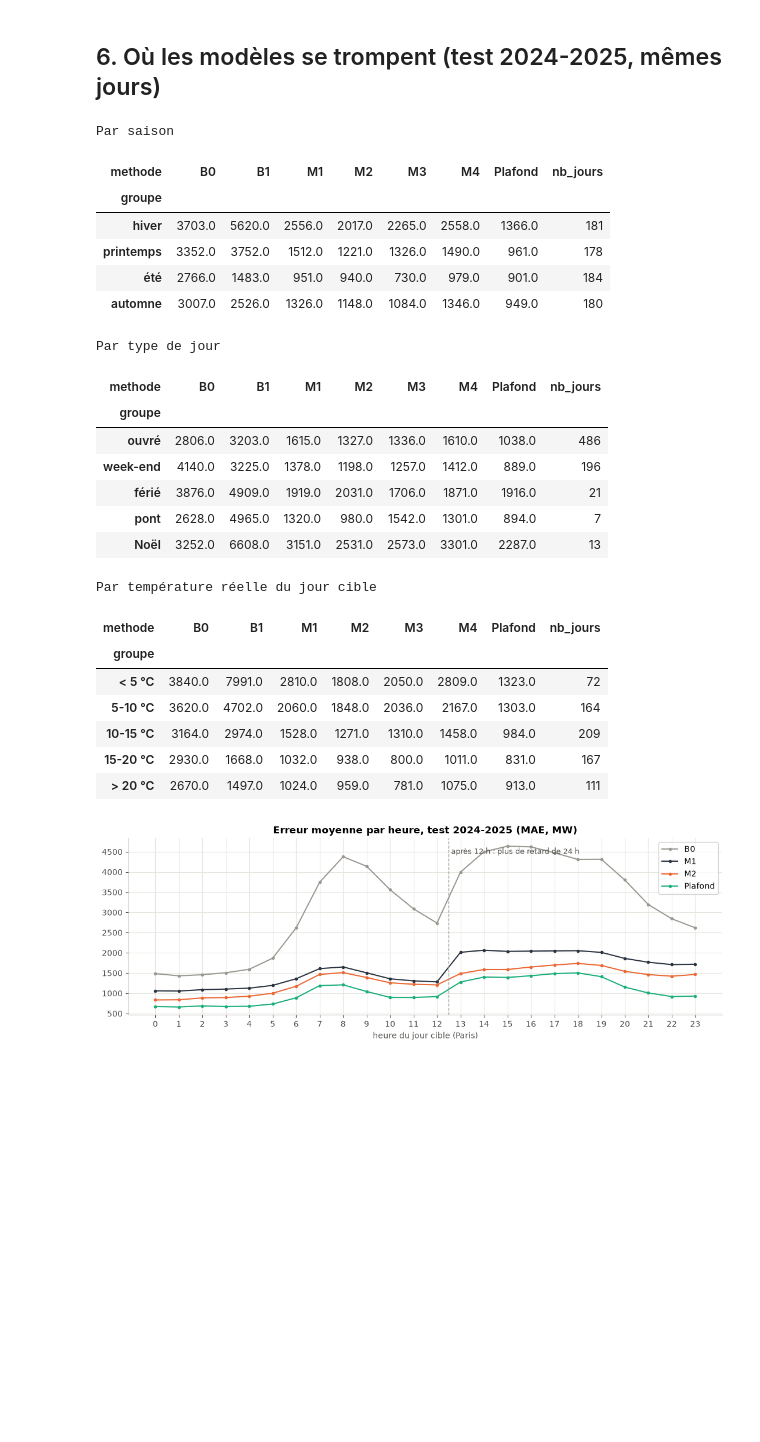
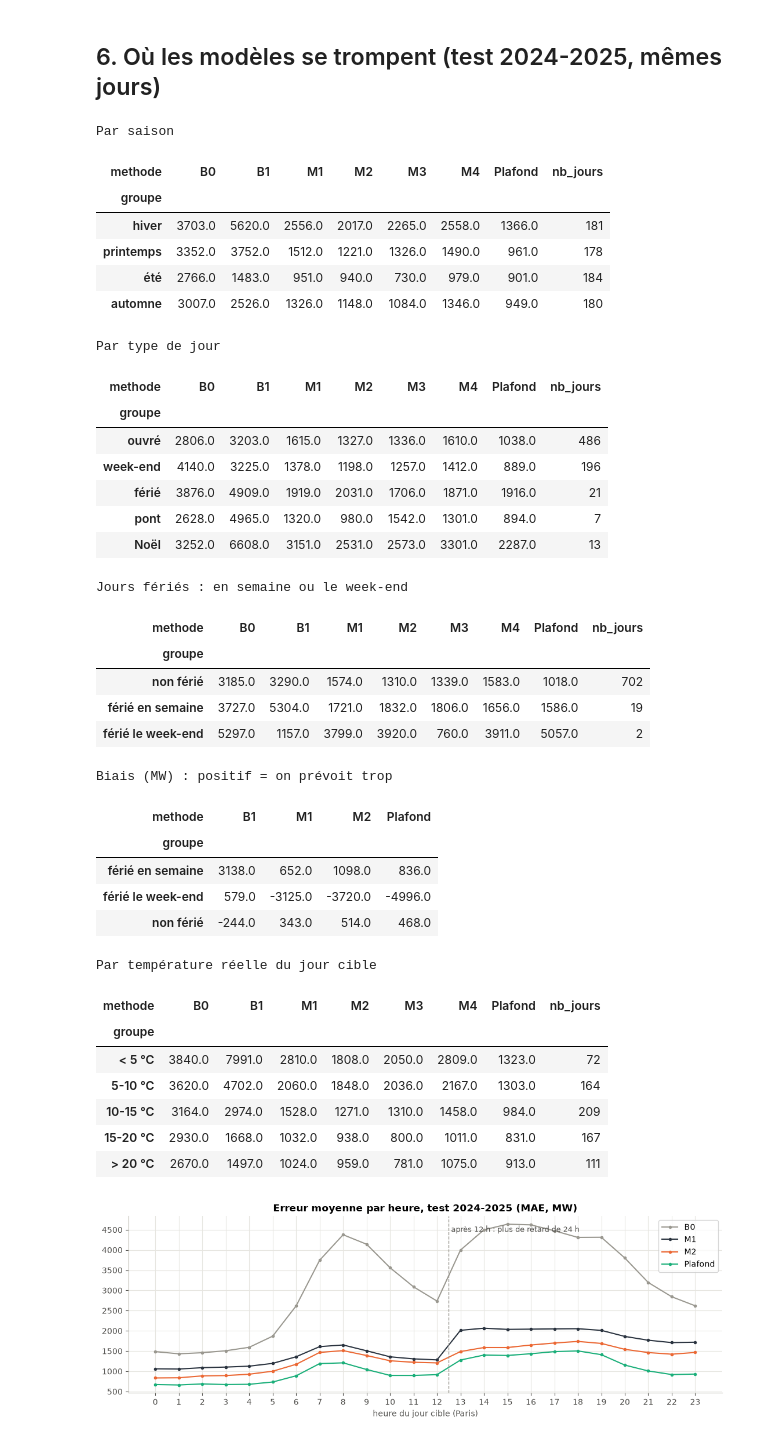
Before and after one commit to MarteOued/Projet-series-temporelles, a Jupyter notebook: notebooks/04_resultats_modeles.ipynb, the cells around one changed output. Saved outputs shown, nothing was run; the diff lists cells and outputs as text; code cells hidden in the pictures; blank space fills up the shorter version.

```diff
--- a/notebooks/04_resultats_modeles.ipynb
+++ b/notebooks/04_resultats_modeles.ipynb
@@ -319,39 +336,56 @@ groupes = lire("erreurs_par_groupe_2024_2025").assign(methode=lambda d: d["metho
 def mae_par(critere, ordre=None):
     t = groupes[groupes["critere"] == critere].pivot(index="groupe", columns="methode", values="MAE_MW")
     nb = groupes[groupes["critere"] == critere].groupby("groupe")["nb_jours"].first()
     t = t[["B0", "B1", "M1", "M2", "M3", "M4", "Plafond"]].assign(nb_jours=nb)
     return t.reindex(ordre) if ordre else t
 
 print("Par saison")
 display(mae_par("saison", ["hiver", "printemps", "été", "automne"]).round(0))
 print("Par type de jour")
 display(mae_par("type_jour", ["ouvré", "week-end", "férié", "pont", "Noël"]).round(0))
+print("Jours fériés : en semaine ou le week-end")
+display(mae_par("ferie_selon_jour", ["non férié", "férié en semaine", "férié le week-end"]).round(0))
+biais_ferie = groupes[groupes["critere"] == "ferie_selon_jour"].pivot(index="groupe", columns="methode", values="biais_MW")
+print("Biais (MW) : positif = on prévoit trop")
+display(biais_ferie[["B1", "M1", "M2", "Plafond"]].round(0))
 print("Par température réelle du jour cible")
 display(mae_par("classe_temperature", ["< 5 °C", "5-10 °C", "10-15 °C", "15-20 °C", "> 20 °C"]).round(0))
 # %% [output]
 Par saison
 | methode | B0 | B1 | M1 | M2 | M3 | M4 | Plafond | nb_jours |
 | groupe |  |  |  |  |  |  |  |  |
 | hiver | 3703.0 | 5620.0 | 2556.0 | 2017.0 | 2265.0 | 2558.0 | 1366.0 | 181 |
 | printemps | 3352.0 | 3752.0 | 1512.0 | 1221.0 | 1326.0 | 1490.0 | 961.0 | 178 |
 | été | 2766.0 | 1483.0 | 951.0 | 940.0 | 730.0 | 979.0 | 901.0 | 184 |
 | automne | 3007.0 | 2526.0 | 1326.0 | 1148.0 | 1084.0 | 1346.0 | 949.0 | 180 |
 Par type de jour
 | methode | B0 | B1 | M1 | M2 | M3 | M4 | Plafond | nb_jours |
 | groupe |  |  |  |  |  |  |  |  |
 | ouvré | 2806.0 | 3203.0 | 1615.0 | 1327.0 | 1336.0 | 1610.0 | 1038.0 | 486 |
 | week-end | 4140.0 | 3225.0 | 1378.0 | 1198.0 | 1257.0 | 1412.0 | 889.0 | 196 |
 | férié | 3876.0 | 4909.0 | 1919.0 | 2031.0 | 1706.0 | 1871.0 | 1916.0 | 21 |
 | pont | 2628.0 | 4965.0 | 1320.0 | 980.0 | 1542.0 | 1301.0 | 894.0 | 7 |
 | Noël | 3252.0 | 6608.0 | 3151.0 | 2531.0 | 2573.0 | 3301.0 | 2287.0 | 13 |
-Par température réelle du jour cible
+Jours fériés : en semaine ou le week-end
 | methode | B0 | B1 | M1 | M2 | M3 | M4 | Plafond | nb_jours |
 | groupe |  |  |  |  |  |  |  |  |
-| < 5 °C | 3840.0 | 7991.0 | 2810.0 | 1808.0 | 2050.0 | 2809.0 | 1323.0 | 72 |
-| 5-10 °C | 3620.0 | 4702.0 | 2060.0 | 1848.0 | 2036.0 | 2167.0 | 1303.0 | 164 |
-| 10-15 °C | 3164.0 | 2974.0 | 1528.0 | 1271.0 | 1310.0 | 1458.0 | 984.0 | 209 |
-| 15-20 °C | 2930.0 | 1668.0 | 1032.0 | 938.0 | 800.0 | 1011.0 | 831.0 | 167 |
-| > 20 °C | 2670.0 | 1497.0 | 1024.0 | 959.0 | 781.0 | 1075.0 | 913.0 | 111 |
+| non férié | 3185.0 | 3290.0 | 1574.0 | 1310.0 | 1339.0 | 1583.0 | 1018.0 | 702 |
+| férié en semaine | 3727.0 | 5304.0 | 1721.0 | 1832.0 | 1806.0 | 1656.0 | 1586.0 | 19 |
+| férié le week-end | 5297.0 | 1157.0 | 3799.0 | 3920.0 | 760.0 | 3911.0 | 5057.0 | 2 |
+Biais (MW) : positif = on prévoit trop
+| methode | B1 | M1 | M2 | Plafond |
+| groupe |  |  |  |  |
+| férié en semaine | 3138.0 | 652.0 | 1098.0 | 836.0 |
+| férié le week-end | 579.0 | -3125.0 | -3720.0 | -4996.0 |
+| non férié | -244.0 | 343.0 | 514.0 | 468.0 |
+Par température réelle du jour cible
+| methode | B0 | B1 | M1 | M2 | M3 | M4 | Plafond | nb_jours |
+| groupe |  |  |  |  |  |  |  |  |
+| < 5 °C | 3840.0 | 7991.0 | 2810.0 | 1808.0 | 2050.0 | 2809.0 | 1323.0 | 72 |
+| 5-10 °C | 3620.0 | 4702.0 | 2060.0 | 1848.0 | 2036.0 | 2167.0 | 1303.0 | 164 |
+| 10-15 °C | 3164.0 | 2974.0 | 1528.0 | 1271.0 | 1310.0 | 1458.0 | 984.0 | 209 |
+| 15-20 °C | 2930.0 | 1668.0 | 1032.0 | 938.0 | 800.0 | 1011.0 | 831.0 | 167 |
+| > 20 °C | 2670.0 | 1497.0 | 1024.0 | 959.0 | 781.0 | 1075.0 | 913.0 | 111 |
 # %%
 heures = groupes[groupes["critere"] == "heure"].astype({"groupe": int})
 heures = heures.pivot(index="groupe", columns="methode", values="MAE_MW")
```
Also changed, not shown: parts of 13 cells of this notebook, 11 other files.
